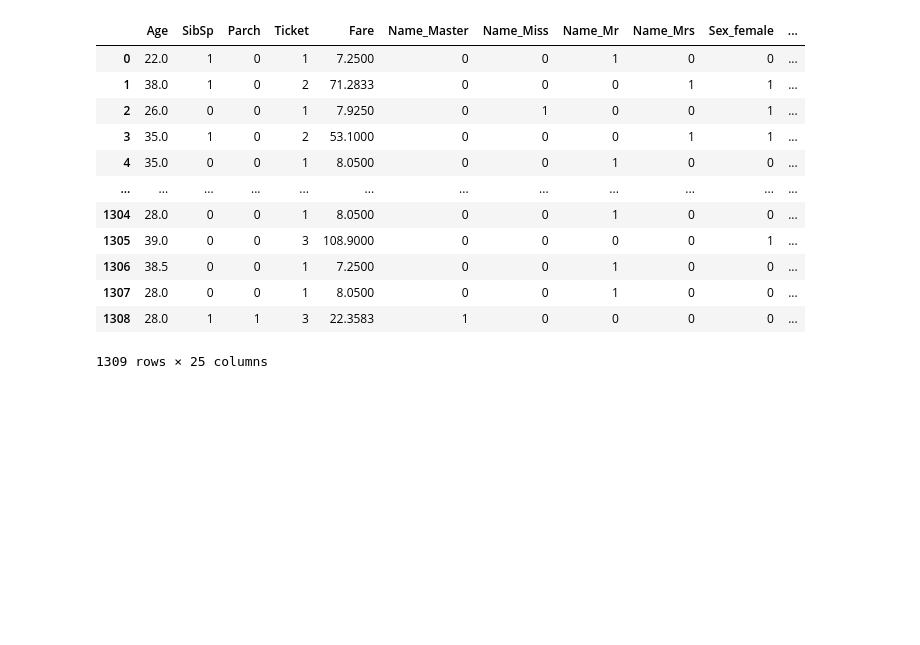
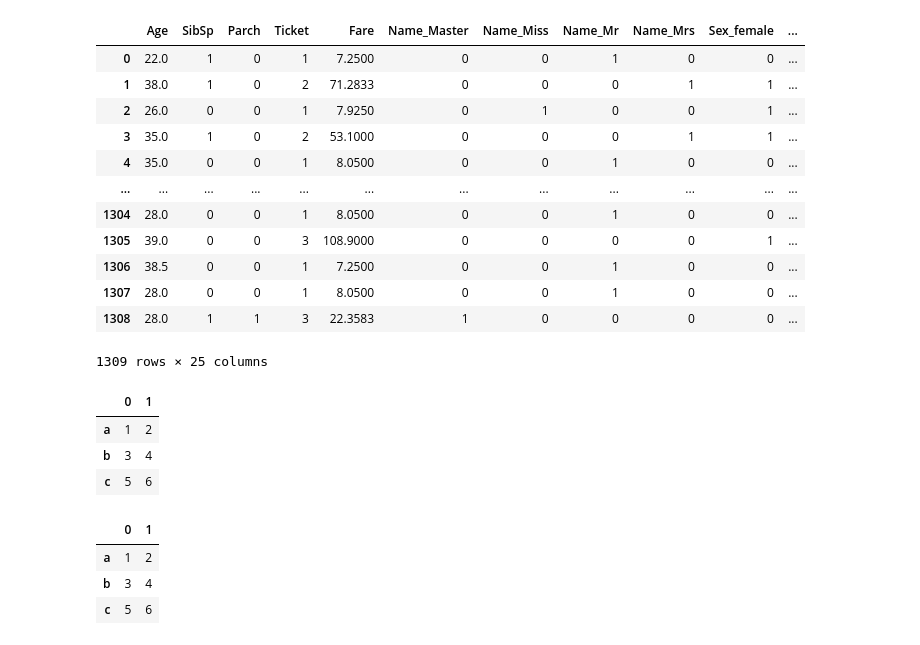
Before and after one commit to yihong1011/TibameML, a Jupyter notebook: 05_titanic.ipynb, the cells around one changed output. Cells and saved outputs as stored; diff of their text form; code cells hidden in the pictures; blank space fills up the shorter version.

```diff
--- a/05_titanic.ipynb
+++ b/05_titanic.ipynb
@@ -145,3 +145,27 @@ datas
 | 1307 | 28.0 | 0 | 0 | 1 | 8.0500 | 0 | 0 | 1 | 0 | 0 | ... |
 | 1308 | 28.0 | 1 | 1 | 3 | 22.3583 | 1 | 0 | 0 | 0 | 0 | ... |
 1309 rows × 25 columns
+# %%
+df_t = pd.DataFrame([
+    [1, 2],
+    [3, 4],
+    [5, 6]
+], index=["a", "b", "c"])
+
+df_t
+# %% [output]
+|  | 0 | 1 |
+| a | 1 | 2 |
+| b | 3 | 4 |
+| c | 5 | 6 |
+# %%
+
+# .iloc: 依據你的第幾列 -> [1st, 2nd, 3rd]
+df_t.iloc[0:]
+# # .loc: 依據你的列標籤
+# df_t.loc[["a", "c"]]
+# %% [output]
+|  | 0 | 1 |
+| a | 1 | 2 |
+| b | 3 | 4 |
+| c | 5 | 6 |
```
Also changed, not shown: parts of 1 cell of this notebook.
